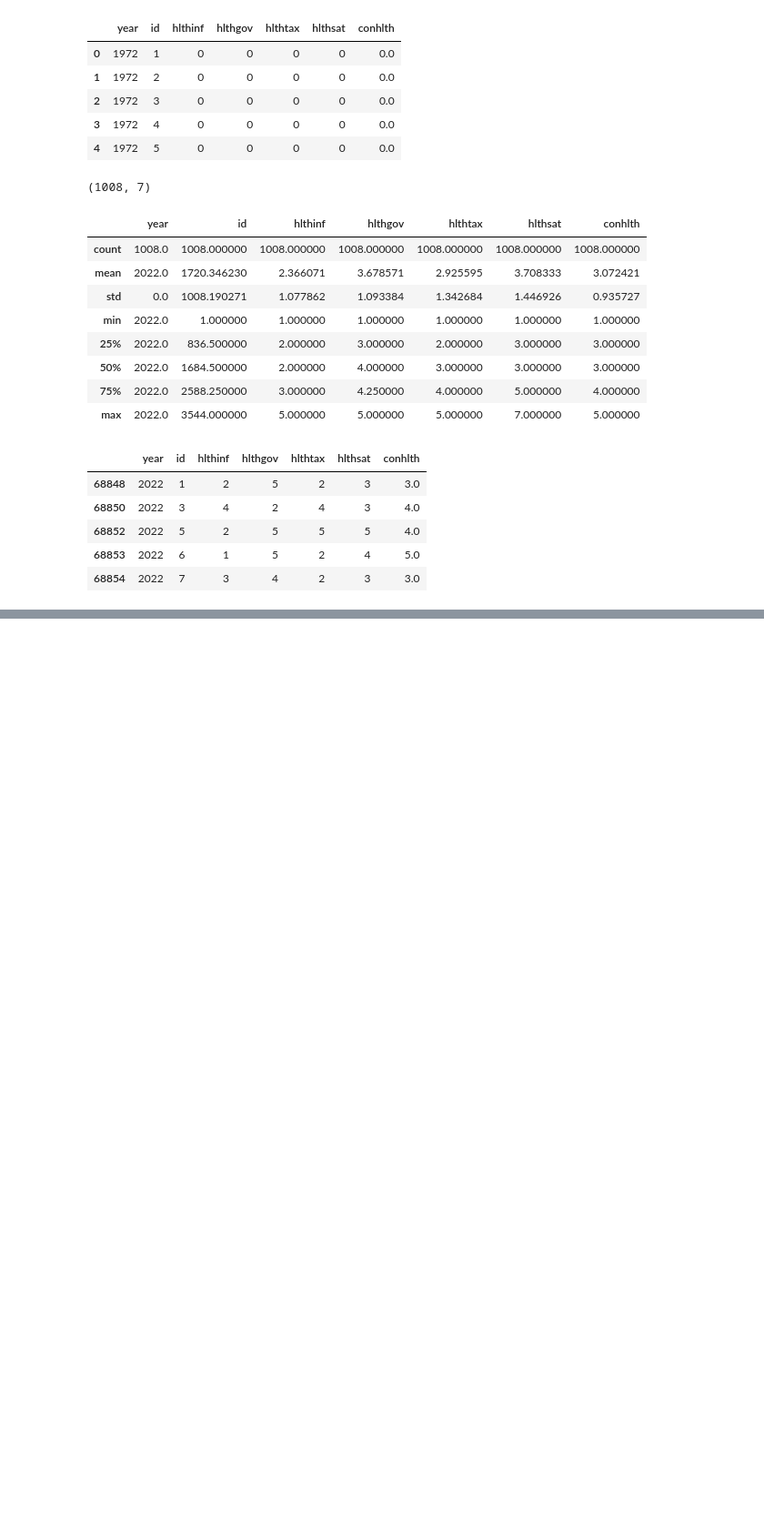
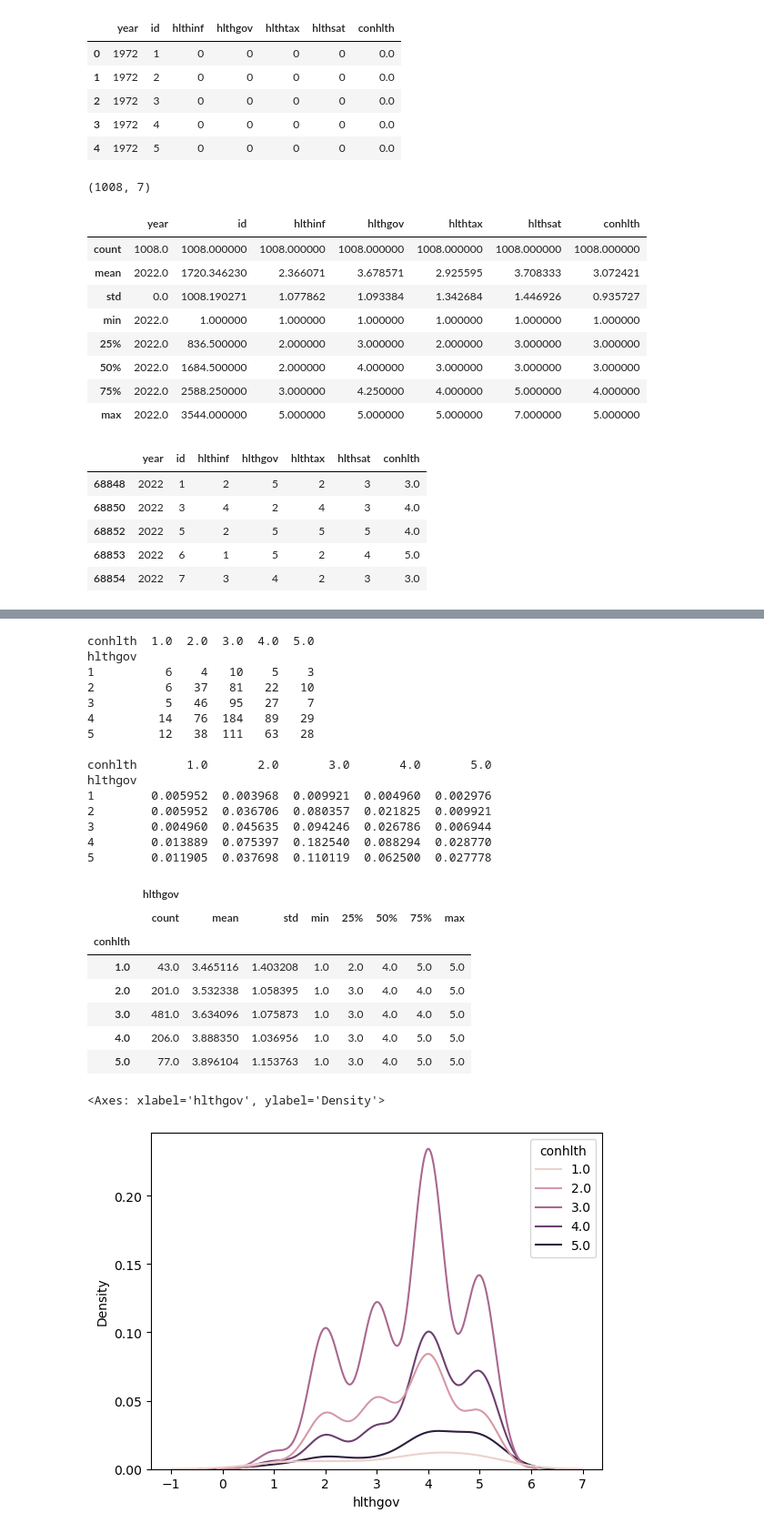
Before and after one commit to ryandinnh/project_gss, a Jupyter notebook: outline of gss project.ipynb, the cells around one changed output, grey strips where cells are left out. Shown: that part at 91% size. Drawn from its saved outputs; the diff is of its cells as text; code cells hidden in the pictures; blank space fills up the shorter version.

```diff
--- a/outline of gss project.ipynb
+++ b/outline of gss project.ipynb
@@ -243,0 +276,32 @@ total_df.head()
+# %%
+print(pd.crosstab(total_df['hlthgov'], total_df['conhlth']), '\n')
+print(pd.crosstab(total_df['hlthgov'], total_df['conhlth'], normalize='all'), '\n')
+display(total_df.loc[:,['hlthgov', 'conhlth']].groupby('conhlth').describe())
+sns.kdeplot(data=total_df, x='hlthgov', hue='conhlth')
+# more confident agree with less gov provision, less confident agree with more gov provision
+# %% [output]
+conhlth  1.0  2.0  3.0  4.0  5.0
+hlthgov
+1          6    4   10    5    3
+2          6   37   81   22   10
+3          5   46   95   27    7
+4         14   76  184   89   29
+5         12   38  111   63   28
+
+conhlth       1.0       2.0       3.0       4.0       5.0
+hlthgov
+1        0.005952  0.003968  0.009921  0.004960  0.002976
+2        0.005952  0.036706  0.080357  0.021825  0.009921
+3        0.004960  0.045635  0.094246  0.026786  0.006944
+4        0.013889  0.075397  0.182540  0.088294  0.028770
+5        0.011905  0.037698  0.110119  0.062500  0.027778
+|  | hlthgov |  |  |  |  |  |  |  |
+|  | count | mean | std | min | 25% | 50% | 75% | max |
+| conhlth |  |  |  |  |  |  |  |  |
+| 1.0 | 43.0 | 3.465116 | 1.403208 | 1.0 | 2.0 | 4.0 | 5.0 | 5.0 |
+| 2.0 | 201.0 | 3.532338 | 1.058395 | 1.0 | 3.0 | 4.0 | 4.0 | 5.0 |
+| 3.0 | 481.0 | 3.634096 | 1.075873 | 1.0 | 3.0 | 4.0 | 4.0 | 5.0 |
+| 4.0 | 206.0 | 3.888350 | 1.036956 | 1.0 | 3.0 | 4.0 | 5.0 | 5.0 |
+| 5.0 | 77.0 | 3.896104 | 1.153763 | 1.0 | 3.0 | 4.0 | 5.0 | 5.0 |
+<Axes: xlabel='hlthgov', ylabel='Density'>
+[figure, added]
```
Also changed, not shown: parts of 7 cells of this notebook.
